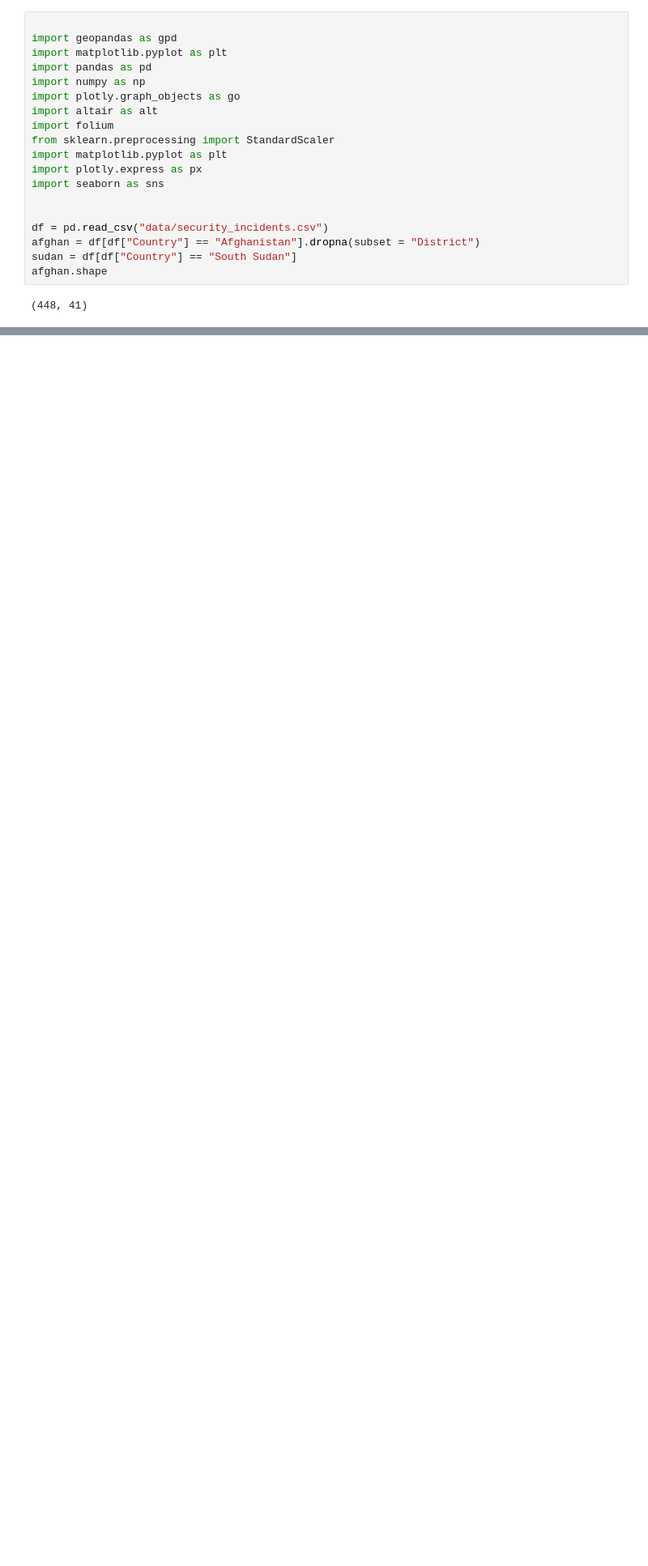
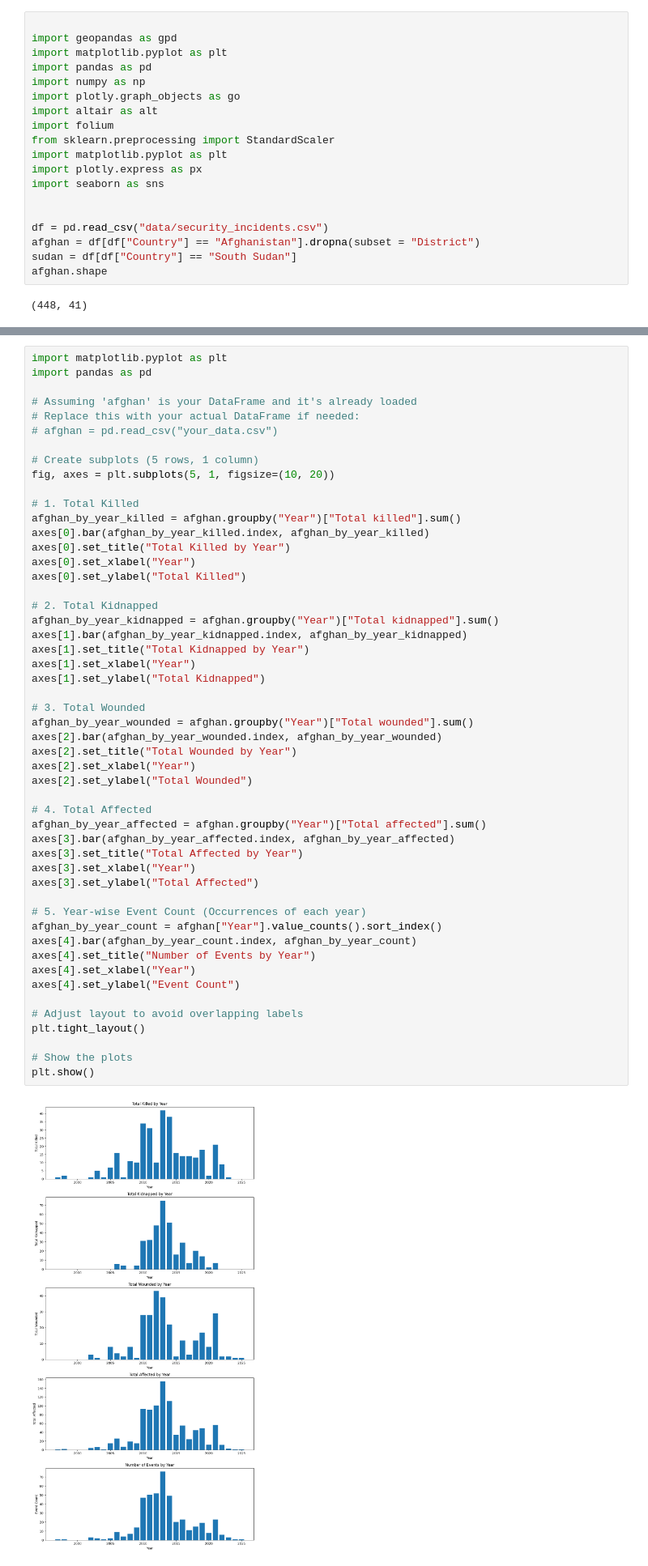
Before and after one commit to sophiarutman/sophiarutman.github.io, a Jupyter notebook: second_year_scholarship/afghan_sudan.ipynb, the cells around one changed output, grey strips where cells are left out. Shown at 81% size. Cells and saved outputs as stored; diff of their text form; blank space fills up the shorter version.

```diff
--- a/second_year_scholarship/afghan_sudan.ipynb
+++ b/second_year_scholarship/afghan_sudan.ipynb
@@ -89,3 +89,56 @@ from IPython.display import IFrame
 IFrame("afghanistan_incidents_map_with_zeroes.html", width=800, height=600)
 # %% [output]
 [interactive output not drawn]
+# %%
+import matplotlib.pyplot as plt
+import pandas as pd
+
+# Assuming 'afghan' is your DataFrame and it's already loaded
+# Replace this with your actual DataFrame if needed:
+# afghan = pd.read_csv("your_data.csv")
+
+# Create subplots (5 rows, 1 column)
+fig, axes = plt.subplots(5, 1, figsize=(10, 20))
+
+# 1. Total Killed
+afghan_by_year_killed = afghan.groupby("Year")["Total killed"].sum()
+axes[0].bar(afghan_by_year_killed.index, afghan_by_year_killed)
+axes[0].set_title("Total Killed by Year")
+axes[0].set_xlabel("Year")
+axes[0].set_ylabel("Total Killed")
+
+# 2. Total Kidnapped
+afghan_by_year_kidnapped = afghan.groupby("Year")["Total kidnapped"].sum()
+axes[1].bar(afghan_by_year_kidnapped.index, afghan_by_year_kidnapped)
+axes[1].set_title("Total Kidnapped by Year")
+axes[1].set_xlabel("Year")
+axes[1].set_ylabel("Total Kidnapped")
+
+# 3. Total Wounded
+afghan_by_year_wounded = afghan.groupby("Year")["Total wounded"].sum()
+axes[2].bar(afghan_by_year_wounded.index, afghan_by_year_wounded)
+axes[2].set_title("Total Wounded by Year")
+axes[2].set_xlabel("Year")
+axes[2].set_ylabel("Total Wounded")
+
+# 4. Total Affected
+afghan_by_year_affected = afghan.groupby("Year")["Total affected"].sum()
+axes[3].bar(afghan_by_year_affected.index, afghan_by_year_affected)
+axes[3].set_title("Total Affected by Year")
+axes[3].set_xlabel("Year")
+axes[3].set_ylabel("Total Affected")
+
+# 5. Year-wise Event Count (Occurrences of each year)
+afghan_by_year_count = afghan["Year"].value_counts().sort_index()
+axes[4].bar(afghan_by_year_count.index, afghan_by_year_count)
+axes[4].set_title("Number of Events by Year")
+axes[4].set_xlabel("Year")
+axes[4].set_ylabel("Event Count")
+
+# Adjust layout to avoid overlapping labels
+plt.tight_layout()
+
+# Show the plots
+plt.show()
+# %% [output]
+[figure, added]
```
Also changed, not shown: 18 other files.
